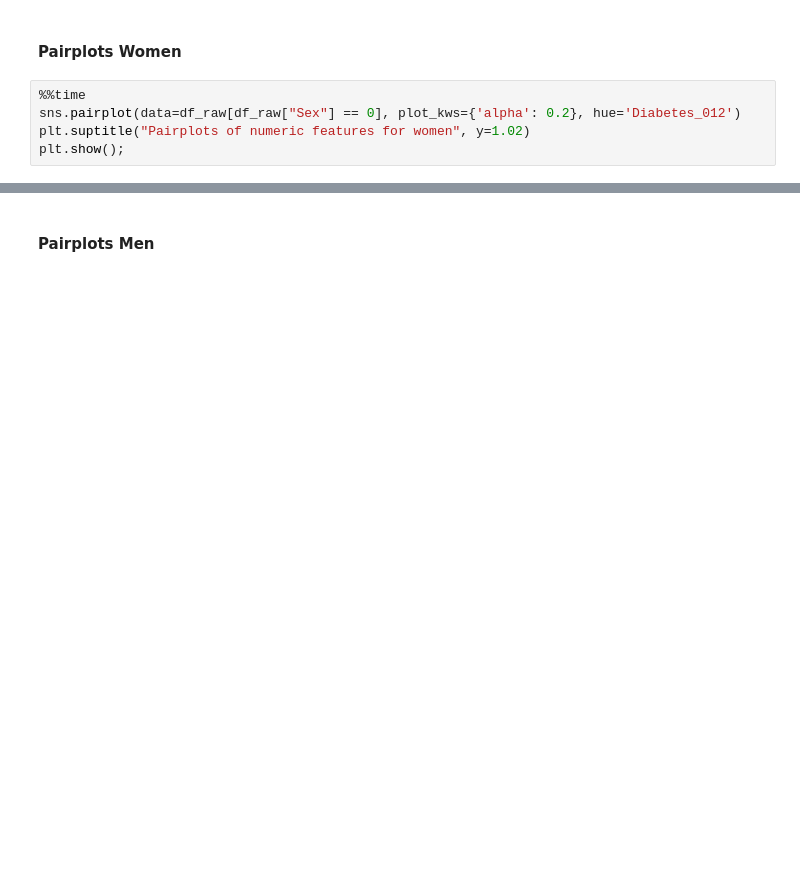
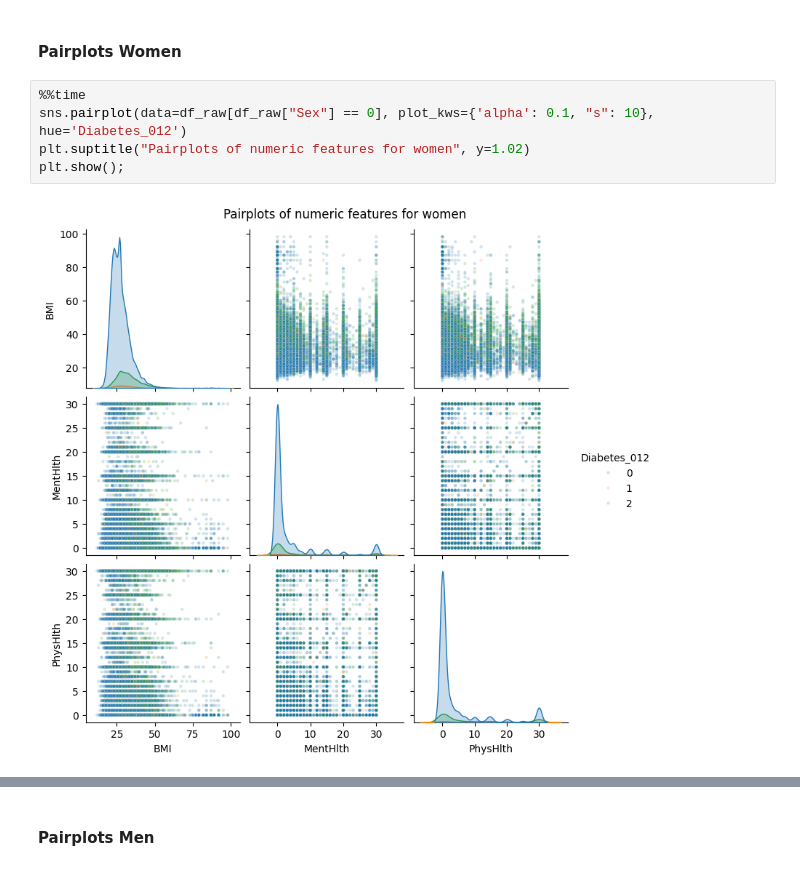
Before and after one commit to S-Rombach/dpp, a Jupyter notebook: eda/eda.ipynb, the cells around one changed output, grey strips where cells are left out. Drawn from its saved outputs; the diff is of its cells as text; blank space fills up the shorter version.

```diff
--- a/eda/eda.ipynb
+++ b/eda/eda.ipynb
@@ -232,6 +369,8 @@ plt.show();
 #### Pairplots Women
 # %%
 %%time
-sns.pairplot(data=df_raw[df_raw["Sex"] == 0], plot_kws={'alpha': 0.2}, hue='Diabetes_012')
+sns.pairplot(data=df_raw[df_raw["Sex"] == 0], plot_kws={'alpha': 0.1, "s": 10}, hue='Diabetes_012')
 plt.suptitle("Pairplots of numeric features for women", y=1.02)
 plt.show();
+# %% [output]
+[figure, added]
```
Also changed, not shown: parts of 23 cells of this notebook, 1 other file.
